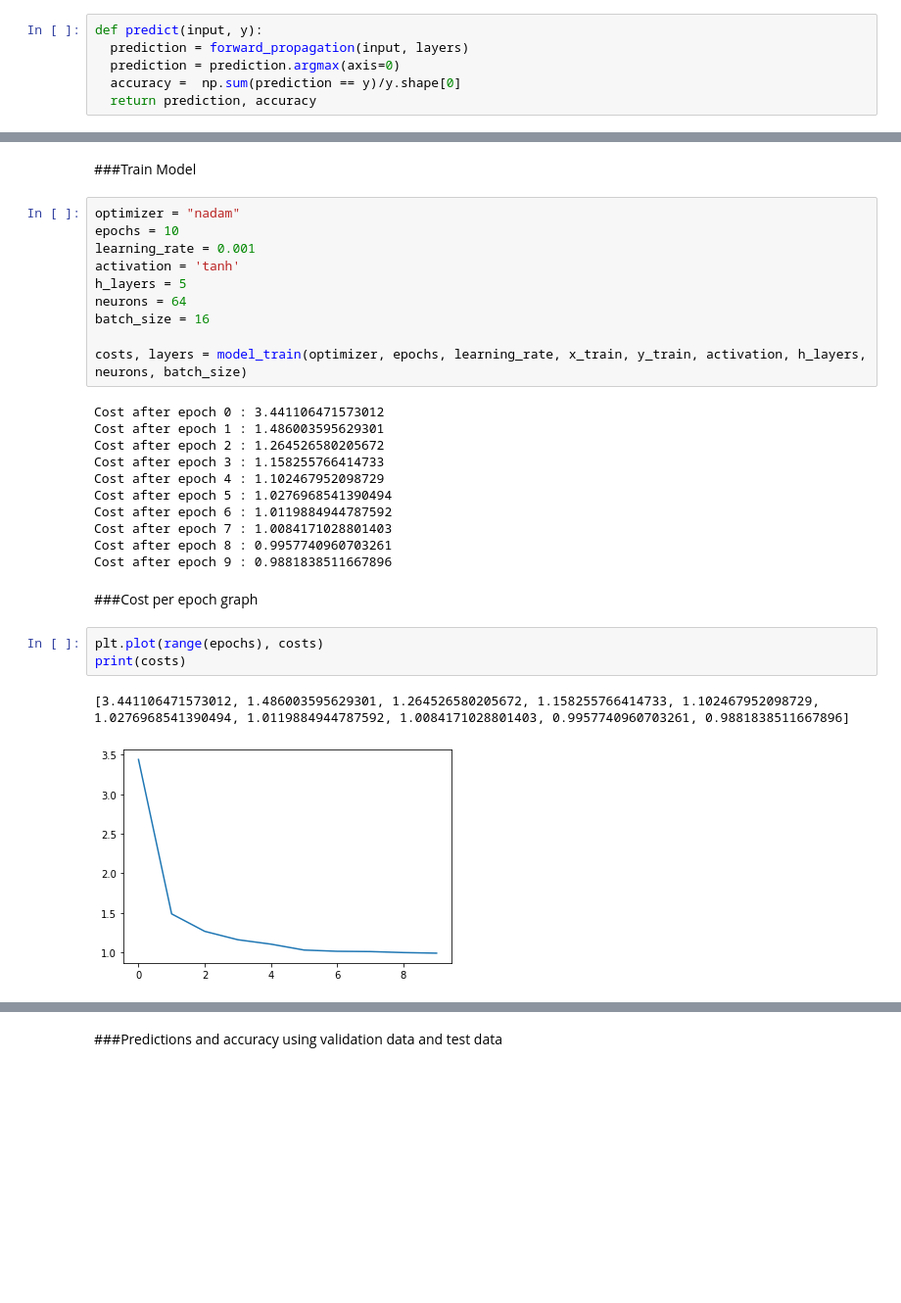
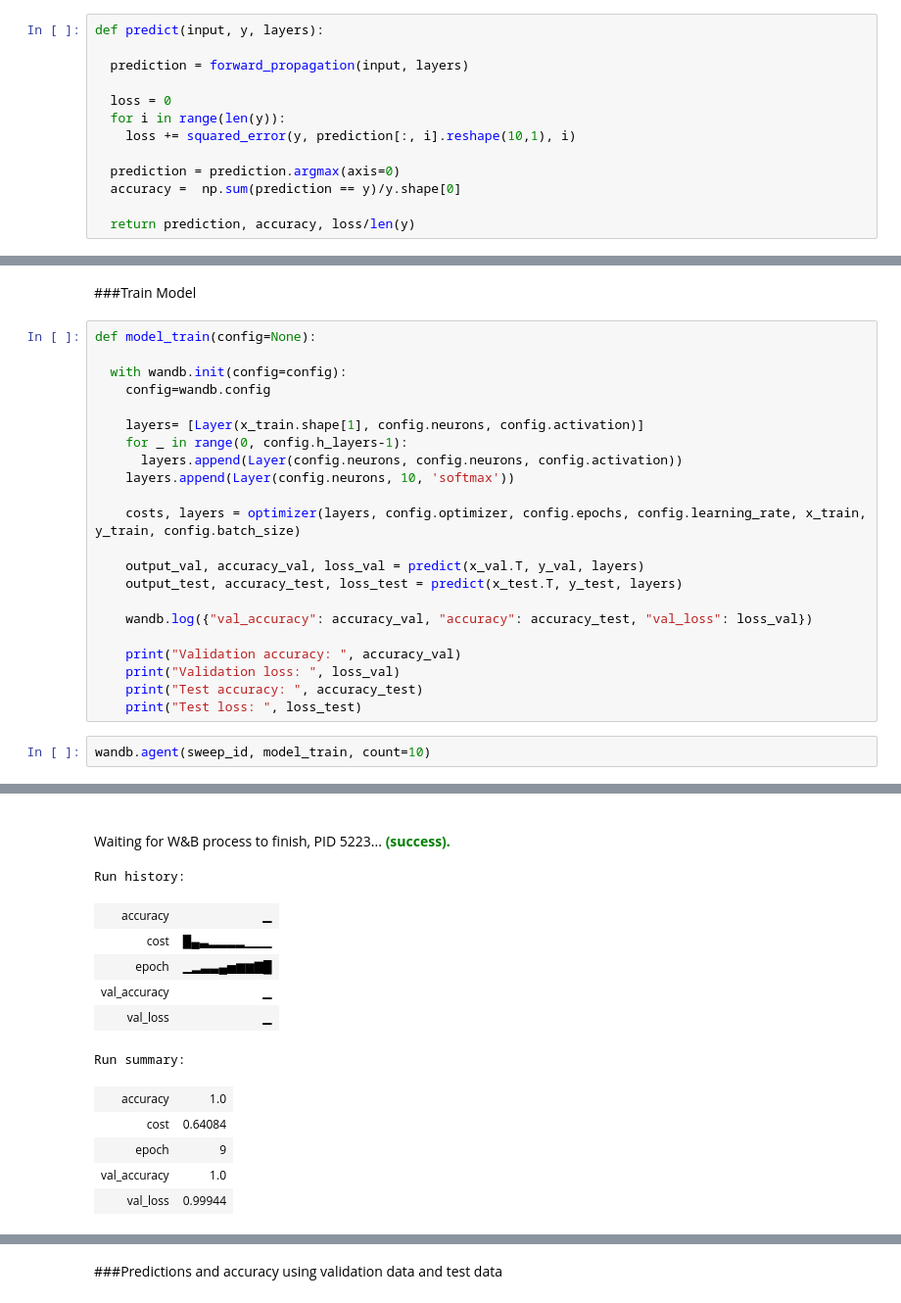
Before and after one commit to AjaxTheII/AjaxTheII-CS6910Assignment1FeedForwardNeuralNetworks, a Jupyter notebook: Feed_Forward_Neural_Networks.ipynb, the cells around one changed output, grey strips where cells are left out. Shown at 98% size. Saved outputs shown, nothing was run; the diff lists cells and outputs as text; blank space fills up the shorter version.

Commit message:
trying random sweeps

```diff
--- a/Feed_Forward_Neural_Networks.ipynb
+++ b/Feed_Forward_Neural_Networks.ipynb
@@ -482,11 +579,18 @@ def model_train(optimizer, epochs, learning_rate, x_train, y_train, activation,
 # %% [markdown]
 ###Function to Predict
 # %%
-def predict(input, y):
+def predict(input, y, layers):
+
   prediction = forward_propagation(input, layers)
+
+  loss = 0
+  for i in range(len(y)):
+    loss += squared_error(y, prediction[:, i].reshape(10,1), i)
+
   prediction = prediction.argmax(axis=0)
   accuracy =  np.sum(prediction == y)/y.shape[0]
-  return prediction, accuracy
+
+  return prediction, accuracy, loss/len(y)
 # %% [markdown]
 ###Import dataset and putting in appropriate format
 # %%
@@ -537,32 +641,28 @@ x_test shape:  (10000, 784)
 y_test shape:  (10000,)
 # %% [markdown]
 ###Train Model
-# %%
-optimizer = "nadam"
-epochs = 10
-learning_rate = 0.001
-activation = 'tanh'
-h_layers = 5
-neurons = 64
-batch_size = 16
-
-costs, layers = model_train(optimizer, epochs, learning_rate, x_train, y_train, activation, h_layers, neurons, batch_size)
-# %% [output]
-Cost after epoch 0 : 3.441106471573012
-Cost after epoch 1 : 1.486003595629301
-Cost after epoch 2 : 1.264526580205672
-Cost after epoch 3 : 1.158255766414733
-Cost after epoch 4 : 1.102467952098729
-Cost after epoch 5 : 1.0276968541390494
-Cost after epoch 6 : 1.0119884944787592
-Cost after epoch 7 : 1.0084171028801403
-Cost after epoch 8 : 0.9957740960703261
-Cost after epoch 9 : 0.9881838511667896
-# %% [markdown]
-###Cost per epoch graph
-# %%
-plt.plot(range(epochs), costs)
-print(costs)
-# %% [output]
-[3.441106471573012, 1.486003595629301, 1.264526580205672, 1.158255766414733, 1.102467952098729, 1.0276968541390494, 1.0119884944787592, 1.0084171028801403, 0.9957740960703261, 0.9881838511667896]
-[figure, removed]
+# %%
+def model_train(config=None):
+
+  with wandb.init(config=config):
+    config=wandb.config
+
+    layers= [Layer(x_train.shape[1], config.neurons, config.activation)]
+    for _ in range(0, config.h_layers-1):
+      layers.append(Layer(config.neurons, config.neurons, config.activation))
+    layers.append(Layer(config.neurons, 10, 'softmax'))
+
+    costs, layers = optimizer(layers, config.optimizer, config.epochs, config.learning_rate, x_train, y_train, config.batch_size)
+
+    output_val, accuracy_val, loss_val = predict(x_val.T, y_val, layers)
+    output_test, accuracy_test, loss_test = predict(x_test.T, y_test, layers)
+
+    wandb.log({"val_accuracy": accuracy_val, "accuracy": accuracy_test, "val_loss": loss_val})
+
+    print("Validation accuracy: ", accuracy_val)
+    print("Validation loss: ", loss_val)
+    print("Test accuracy: ", accuracy_test)
+    print("Test loss: ", loss_test)
+# %%
+wandb.agent(sweep_id, model_train, count=10)
+# %% [output]
@@ -568,0 +693,13 @@ print(costs)
+Waiting for W&B process to finish, PID 5223... (success).
+Run history:
+| accuracy | ▁ |
+| cost | █▄▃▂▂▂▂▁▁▁ |
+| epoch | ▁▂▃▃▄▅▆▆▇█ |
+| val_accuracy | ▁ |
+| val_loss | ▁ |
+Run summary:
+| accuracy | 1.0 |
+| cost | 0.64084 |
+| epoch | 9 |
+| val_accuracy | 1.0 |
+| val_loss | 0.99944 |
```
Also changed, not shown: parts of 19 cells of this notebook.
